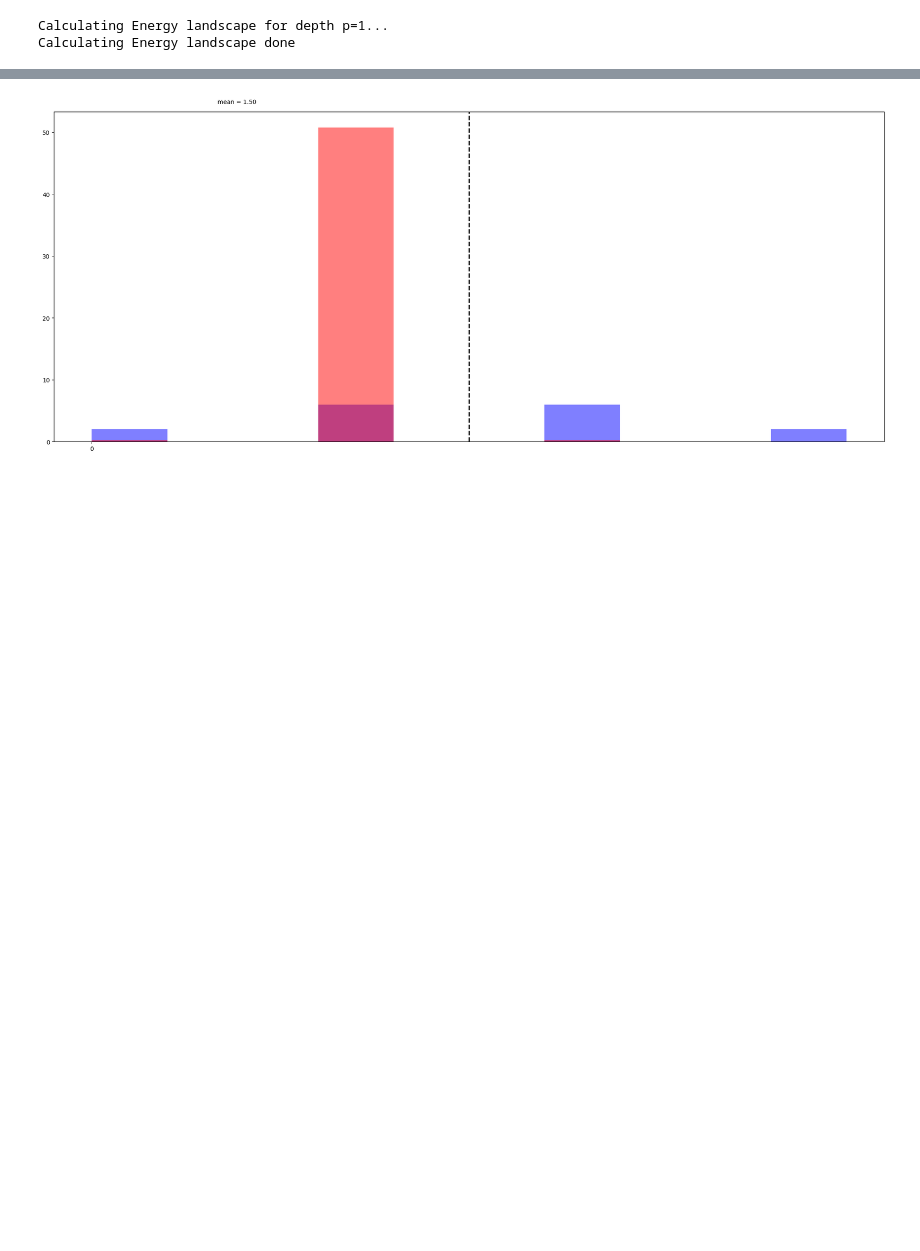
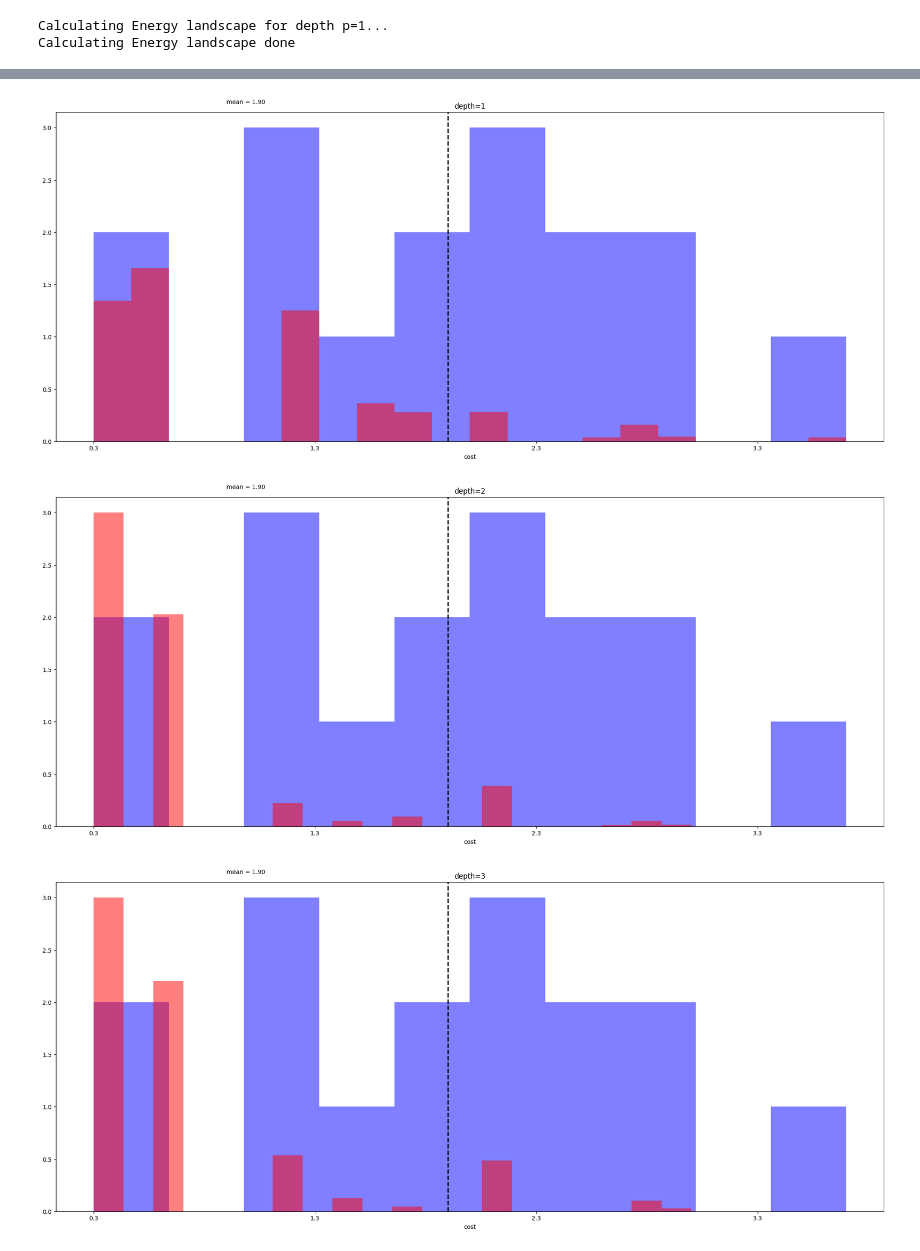
Before and after one commit to OpenQuantumComputing/optimization, a Jupyter notebook: ExactCover/ExactCover 4 2.ipynb, the cells around one changed output, grey strips where cells are left out. Cells and saved outputs as stored; diff of their text form; code cells hidden in the pictures; blank space fills up the shorter version.

```diff
--- a/ExactCover/ExactCover 4 2.ipynb
+++ b/ExactCover/ExactCover 4 2.ipynb
@@ -31,14 +29,14 @@ qaoaec.createCircuit(np.array((np.pi,2*np.pi)),1).draw(output='mpl')
 # %%
 import itertools
 print(FR)
+print(CR)
 nL=FR.shape[1]
 print("solutions:")
 costs=[]
 for s in [''.join(i) for i in itertools.product('01', repeat =nL)]:
-    tmp=-qaoaec.cost(s)
-    costs.append(tmp)
-    if tmp==0:
-        print(s)
+    costs.append(-qaoaec.cost(s))
+    if qaoaec.isFeasible(s):
+        print(s, -qaoaec.cost(s))
 # %% [output]
 [[1. 0. 1. 0.]
  [1. 0. 0. 1.]
@@ -50,7 +49,7 @@ solutions:
 max_val=max(costs)
 
 pl.figure(figsize=(25,10))
-a=pl.hist(np.sort(costs), bins=200)
+a=pl.hist(np.sort(costs), bins=100)
 min_ylim, max_ylim = pl.ylim()
 max_ylim *=1.025
 mean=np.mean(costs)
@@ -93,5 +92,5 @@ _=pl.colorbar(im, cax=cax)
 # %%
 maxdepth=10
 for i in tqdm(range(maxdepth)):
-    qaoaec.increase_depth(qasm_sim, precision=0.025)
+    qaoaec.increase_depth(qasm_sim, 1024)
 # %% [output]
@@ -118,8 +117,8 @@ plot_histogram(hist)
 # %%
-hist=qaoaec.hist(qaoaec.angles_hist['d10_final'], qasm_sim,1024)
+hist=qaoaec.hist(qaoaec.angles_hist['d'+str(maxdepth)+'_final'], qasm_sim,1024)
 bins={}
 for key in hist:
-    c=-qaoaec.cost(key)
+    c=-qaoaec.cost(key[::-1])
     bins[c]=bins.get(c,0)
     bins[c]+=hist[key]
 bins=dict(sorted(bins.items()))
@@ -132,16 +131,32 @@ bins_class=dict(sorted(bins_class.items()))
 # %%
-max_val=max(costs)
+for i in range(1,maxdepth+1):
+    hist=qaoaec.hist(qaoaec.angles_hist['d'+str(i)+'_final'], qasm_sim,1024)
+    bins={}
+    for key in hist:
+        c=-qaoaec.cost(key[::-1])
+        bins[c]=bins.get(c,0)
+        bins[c]+=hist[key]
+    bins=dict(sorted(bins.items()))
+    max_val=max(costs)
+    min_val=min(costs)
 
-pl.figure(figsize=(25,10))
-w=np.array(list(bins_class.values()))
-_=pl.hist(bins_class.keys(), weights=w, color= 'b',align='mid',rwidth=1,range=[0,max_val],alpha=.5)
-w=np.array(list(bins.values()))
-_=pl.hist(bins.keys(),weights=w/20, color= 'r',align='mid',rwidth=1,range=[0,max_val],alpha=.5)
-min_ylim, max_ylim = pl.ylim()
-max_ylim *=1.025
-mean=np.mean(costs)
-pl.axvline(mean, color='k', linestyle='dashed', linewidth=2)
-_=pl.text(mean-1, max_ylim, 'mean = {:.2f}'.format(mean))
-_=pl.xticks(np.arange(0, max_val, step=10))
+    pl.figure(i, figsize=(25,10))
+    w=np.array(list(bins.values()))
+    c,d,_=pl.hist(bins.keys(),bins=10,weights=w, alpha = 0.5, color= 'r')
+    pl.clf()
+    pl.title("depth="+str(i))
+    a,b,_=pl.hist(np.sort(costs), bins=10, alpha = 0.5, color= 'b')
+    w=np.array(list(bins.values()))
+    pl.hist(bins.keys(),bins=20,weights=w/max(c)*max(a), alpha = 0.5, color= 'r')
+    min_ylim, max_ylim = pl.ylim()
+    max_ylim *=1.025
+    mean=np.mean(costs)
+    pl.axvline(mean, color='k', linestyle='dashed', linewidth=2)
+    _=pl.text(mean-1, max_ylim, 'mean = {:.2f}'.format(mean))
+    _=pl.xticks(np.arange(min_val, max_val, step=1))
+    pl.xlabel("cost")
+    pl.savefig("animation"+str(i).zfill(3))
 # %% [output]
-[figure, old version]
+[figure, new version]
+[figure, added]
+[figure, added]
```
Also changed, not shown: parts of 17 cells of this notebook, 2 other files.
